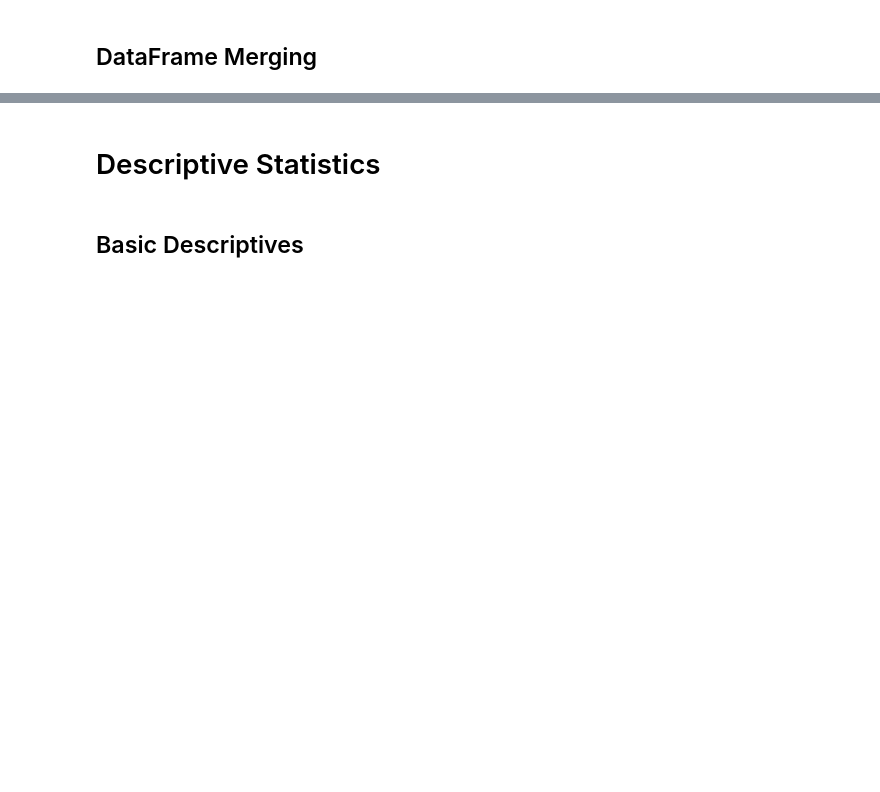
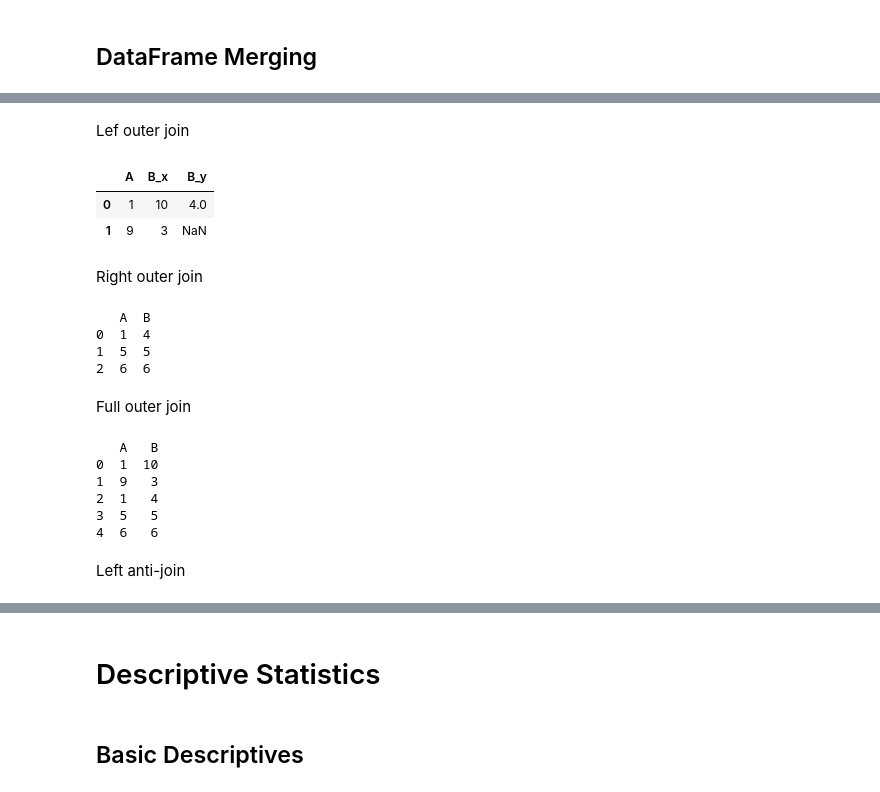
Before and after one commit to amohd63/ENCS5141-INTELLIGENT-SYSTEMS-LAB, a Jupyter notebook: LAB1.ipynb, the cells around one changed output, grey strips where cells are left out. Saved outputs shown, nothing was run; the diff lists cells and outputs as text; code cells hidden in the pictures; blank space fills up the shorter version.

```diff
--- a/LAB1.ipynb
+++ b/LAB1.ipynb
@@ -668,2 +824,9 @@ Task 14: Perform the concatenation in the above example along columns.
 # %% [markdown]
 ## DataFrame Merging
+# %%
+import pandas as pd
+
+# Create two sample DataFrames
+df1 = pd.DataFrame({"A": [1, 9], "B": [4, 3]})
+
+df2 = pd.DataFrame({"A": [1, 5, 6], "B": [4, 5, 9]})
@@ -669,0 +852,32 @@ Task 14: Perform the concatenation in the above example along columns.
+# %% [markdown]
+Lef outer join
+# %%
+df1.merge(df2, on='A', how='left')
+# %% [output]
+|  | A | B_x | B_y |
+| 0 | 1 | 10 | 4.0 |
+| 1 | 9 | 3 | NaN |
+# %% [markdown]
+Right outer join
+# %%
+df = pd.merge(df1, df2, how='right')
+print(df)
+# %% [output]
+   A  B
+0  1  4
+1  5  5
+2  6  6
+# %% [markdown]
+Full outer join
+# %%
+df = pd.merge(df1, df2, how='outer')
+print(df)
+# %% [output]
+   A   B
+0  1  10
+1  9   3
+2  1   4
+3  5   5
+4  6   6
+# %% [markdown]
+Left anti-join
```
Also changed, not shown: parts of 45 cells of this notebook.
